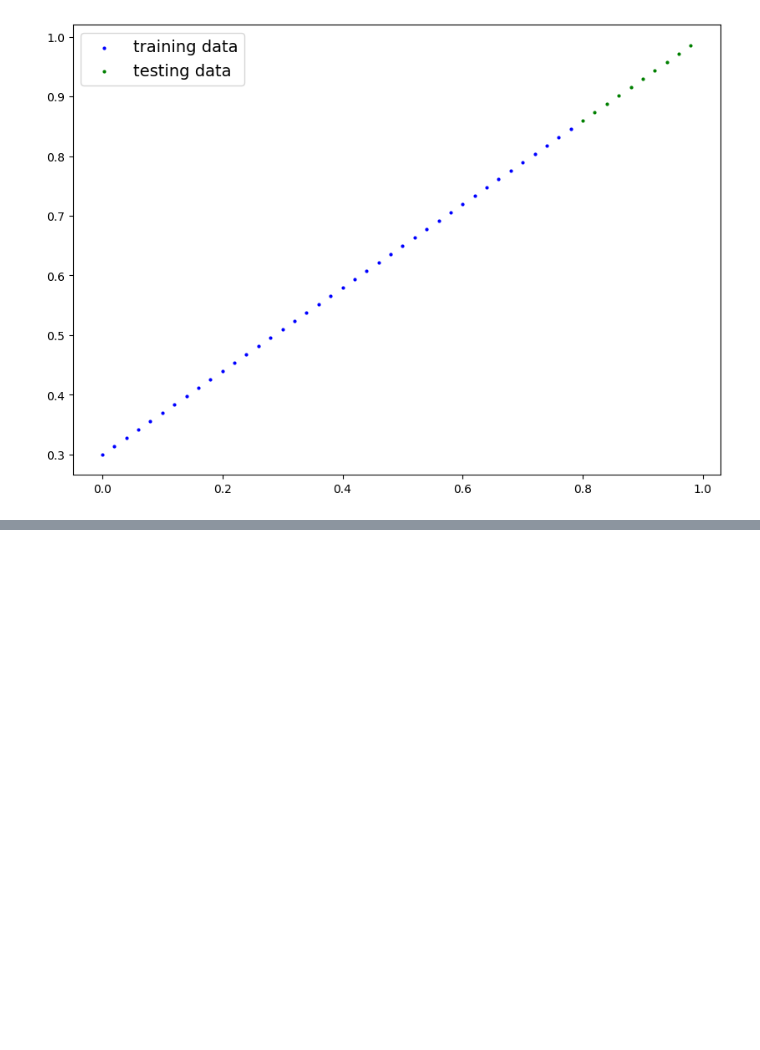
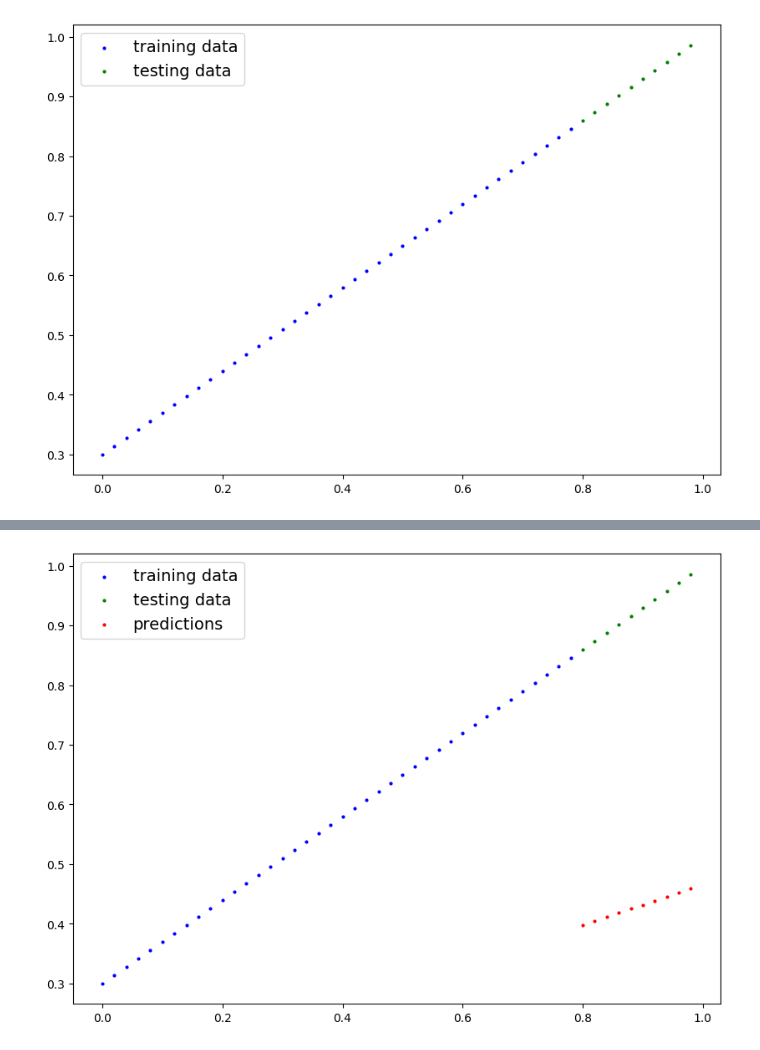
Before and after one commit to asadiv/Pytorch, a Jupyter notebook: 01_pytorch_workflow.ipynb, the cells around one changed output, grey strips where cells are left out. Drawn from its saved outputs; the diff is of its cells as text; code cells hidden in the pictures; blank space fills up the shorter version.

```diff
--- a/01_pytorch_workflow.ipynb
+++ b/01_pytorch_workflow.ipynb
@@ -55,15 +57,24 @@ ploting()
 # %% [output]
 [figure]
 # %%
+import torch
 from torch import nn
 
 #creating a linearregression model
-class LinearregModel(nn.module):
+class LinearregModel(nn.Module):
   def __init__(self):
     super().__init__()
     #initially these weight and bias will be random, they will try to reach the ideal values(defined above for the dataset)
-    self.weights = nn.parameter(torch.randn(1,requires_grad=True,dtype=torch.float))
-    self.bias = nn.parameter(torch.randn(1,requires_grad=True,dtype=torch.float))
-    #forward method for defining computation inside model
-    def forward(self,x:torch.Tensor)->torch.Tensor:
-      return self.weights * x + self.bias
+    # nn.parameters could be layers
+    self.weights = nn.Parameter(torch.randn(1,requires_grad=True,dtype=torch.float))
+    self.bias = nn.Parameter(torch.randn(1,requires_grad=True,dtype=torch.float))
+    #forward method for defining computation inside model-> should be override for every subclass of nn.module
+  def forward(self,x:torch.Tensor)->torch.Tensor:
+    return self.weights * x + self.bias
+# %%
+# whats inside the model
+torch.manual_seed(42)
+model0 = LinearregModel()
+
+#check out the parameters
+list(model0.parameters())
@@ -69,0 +91,7 @@ class LinearregModel(nn.module):
+# %%
+# lets check predictive power of our model
+# we could have just wrote preds = model0(x_test)
+# we use inference mode cuz it auto disables req_grad and thus predictions run faster with little computation
+with torch.inference_mode():
+  preds = model0(x_test)
+preds  # very different from y_test initially
@@ -69,0 +109,4 @@ class LinearregModel(nn.module):
+# %%
+ploting(predictions=preds)
+# %% [output]
+[figure, added]
```
Also changed, not shown: parts of 10 cells of this notebook.
